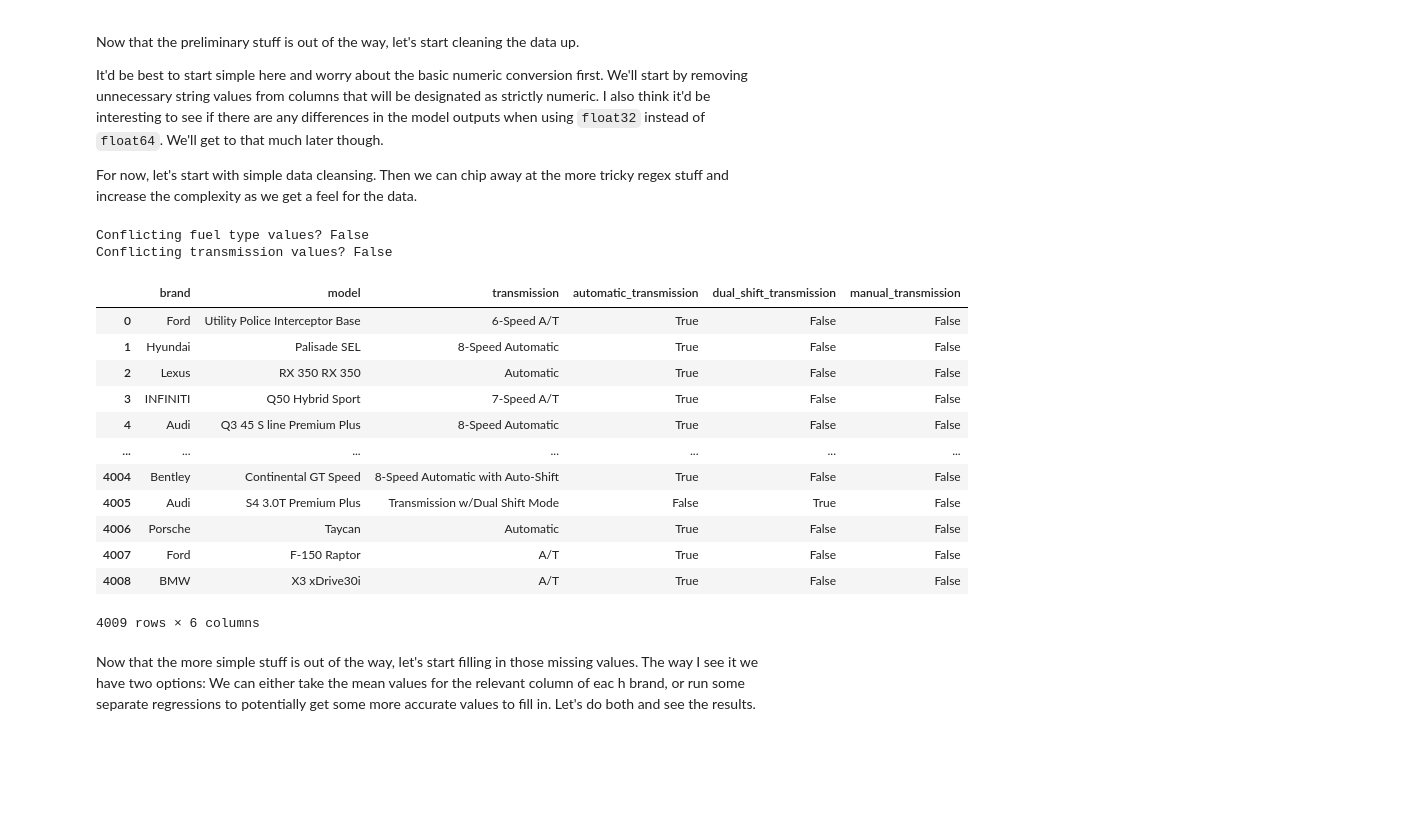
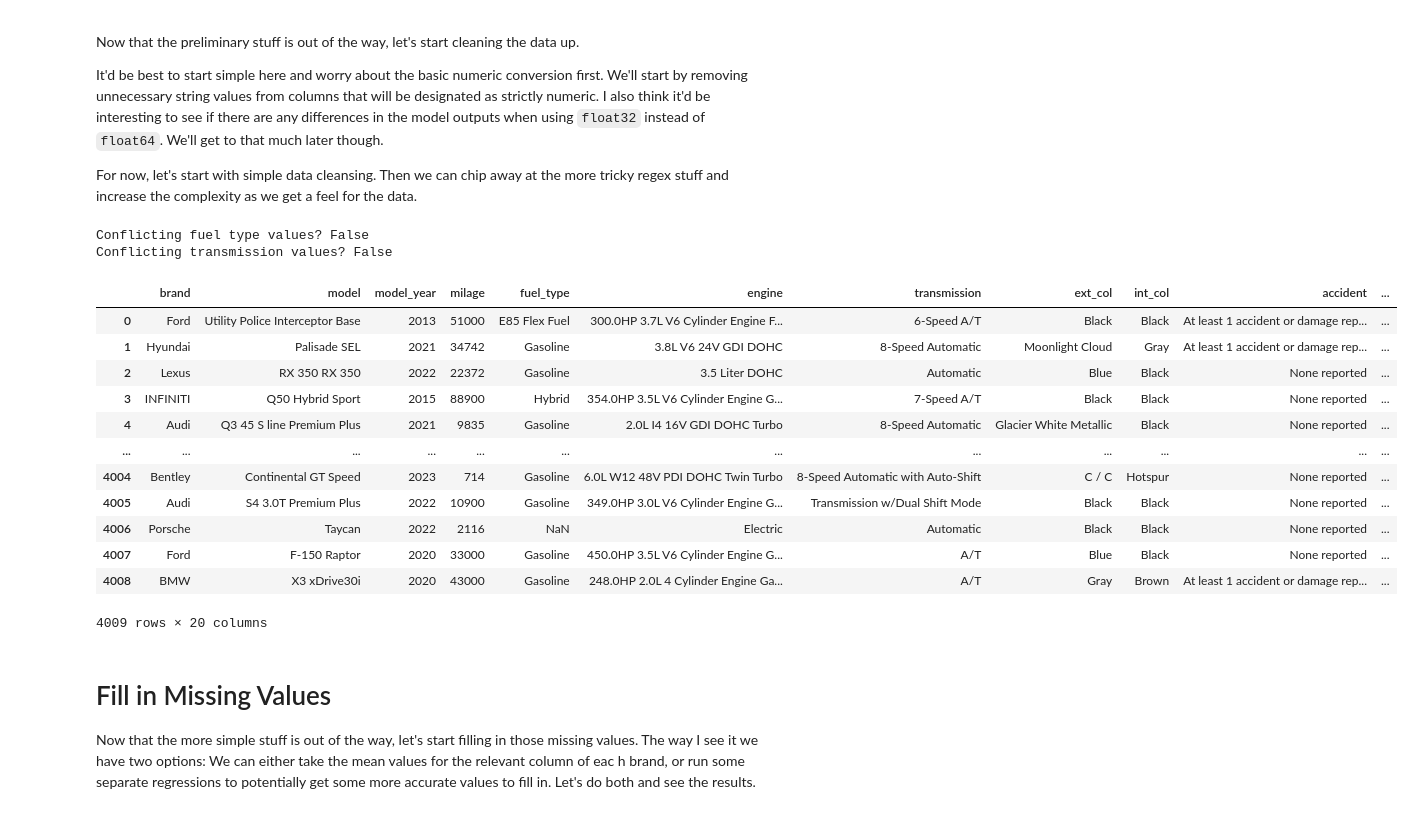
Before and after one commit to crdcamp/lin-reg-practice, a Jupyter notebook: 1_used_car_price_prediction.ipynb, the cells around one changed output. Saved outputs shown, nothing was run; the diff lists cells and outputs as text; code cells hidden in the pictures; blank space fills up the shorter version.

```diff
--- a/1_used_car_price_prediction.ipynb
+++ b/1_used_car_price_prediction.ipynb
@@ -98,52 +98,49 @@ cars["liters"] = cars["engine"].str.extract(r'([\d.]+)L', expand=False)
 
 # `fuel_type` column split
 cars["gas_diesel_other"] = (
     cars["fuel_type"].str.contains("gasoline", case=False, na=False) |
     cars["fuel_type"].str.contains("diesel", case=False, na=False) |
     cars["fuel_type"].str.contains("fuel", case=False, na=False)
 )
 cars["hybrid"] = cars["fuel_type"].str.contains("hybrid", case=False, na=False)
 cars["electric"] = cars["fuel_type"].isna()
 
 print(f"Conflicting fuel type values? {(cars[['gas_diesel_other', 'hybrid', 'electric']].sum(axis=1) > 1).any()}")
 
 
 # `transmission` column split
 cars["automatic_transmission"] = (
     cars["transmission"].str.contains("A/T", case=False) |
     cars["transmission"].str.contains("automatic", case=False)
 )
 cars['dual_shift_transmission'] = cars['transmission'].str.contains("dual", case=False)
 cars["manual_transmission"] = cars['transmission'].str.contains("manual", case=False)
 cars.loc[cars['dual_shift_transmission'], ['automatic_transmission', 'manual_transmission']] = False
 cars.loc[cars['manual_transmission'], ['automatic_transmission', 'dual_shift_transmission']] = False
-# IF FALSE COUNT = 3 DELETE THE ROW
 
 print(f"Conflicting transmission values? {(cars[['automatic_transmission', 'manual_transmission', "dual_shift_transmission"]].sum(axis=1) > 1).any()}")
 
 
-# Accident Column: Replace with numerical values or True/False
+# `accident` column split
 
-# NOW WE NEED TO FILL IN MISSING HORSEPOWER AND LITER VALUES
-# We can do this by taking the mean of each value for their given car brand. I think that'd be a pretty smart approach!
-# We'll first have to do some investigating on the data before concluding that this is a solid approach
-
-cars[["brand", "model", "transmission", "automatic_transmission", "dual_shift_transmission", "manual_transmission"]]
+cars
 # %% [output]
 Conflicting fuel type values? False
 Conflicting transmission values? False
-|  | brand | model | transmission | automatic_transmission | dual_shift_transmission | manual_transmission |
-| 0 | Ford | Utility Police Interceptor Base | 6-Speed A/T | True | False | False |
-| 1 | Hyundai | Palisade SEL | 8-Speed Automatic | True | False | False |
-| 2 | Lexus | RX 350 RX 350 | Automatic | True | False | False |
-| 3 | INFINITI | Q50 Hybrid Sport | 7-Speed A/T | True | False | False |
-| 4 | Audi | Q3 45 S line Premium Plus | 8-Speed Automatic | True | False | False |
-| ... | ... | ... | ... | ... | ... | ... |
-| 4004 | Bentley | Continental GT Speed | 8-Speed Automatic with Auto-Shift | True | False | False |
-| 4005 | Audi | S4 3.0T Premium Plus | Transmission w/Dual Shift Mode | False | True | False |
-| 4006 | Porsche | Taycan | Automatic | True | False | False |
-| 4007 | Ford | F-150 Raptor | A/T | True | False | False |
-| 4008 | BMW | X3 xDrive30i | A/T | True | False | False |
+|  | brand | model | model_year | milage | fuel_type | engine | transmission | ext_col | int_col | accident | ... |
+| 0 | Ford | Utility Police Interceptor Base | 2013 | 51000 | E85 Flex Fuel | 300.0HP 3.7L V6 Cylinder Engine F... | 6-Speed A/T | Black | Black | At least 1 accident or damage rep... | ... |
+| 1 | Hyundai | Palisade SEL | 2021 | 34742 | Gasoline | 3.8L V6 24V GDI DOHC | 8-Speed Automatic | Moonlight Cloud | Gray | At least 1 accident or damage rep... | ... |
+| 2 | Lexus | RX 350 RX 350 | 2022 | 22372 | Gasoline | 3.5 Liter DOHC | Automatic | Blue | Black | None reported | ... |
+| 3 | INFINITI | Q50 Hybrid Sport | 2015 | 88900 | Hybrid | 354.0HP 3.5L V6 Cylinder Engine G... | 7-Speed A/T | Black | Black | None reported | ... |
+| 4 | Audi | Q3 45 S line Premium Plus | 2021 | 9835 | Gasoline | 2.0L I4 16V GDI DOHC Turbo | 8-Speed Automatic | Glacier White Metallic | Black | None reported | ... |
+| ... | ... | ... | ... | ... | ... | ... | ... | ... | ... | ... | ... |
+| 4004 | Bentley | Continental GT Speed | 2023 | 714 | Gasoline | 6.0L W12 48V PDI DOHC Twin Turbo | 8-Speed Automatic with Auto-Shift | C / C | Hotspur | None reported | ... |
+| 4005 | Audi | S4 3.0T Premium Plus | 2022 | 10900 | Gasoline | 349.0HP 3.0L V6 Cylinder Engine G... | Transmission w/Dual Shift Mode | Black | Black | None reported | ... |
+| 4006 | Porsche | Taycan | 2022 | 2116 | NaN | Electric | Automatic | Black | Black | None reported | ... |
+| 4007 | Ford | F-150 Raptor | 2020 | 33000 | Gasoline | 450.0HP 3.5L V6 Cylinder Engine G... | A/T | Blue | Black | None reported | ... |
+| 4008 | BMW | X3 xDrive30i | 2020 | 43000 | Gasoline | 248.0HP 2.0L 4 Cylinder Engine Ga... | A/T | Gray | Brown | At least 1 accident or damage rep... | ... |
-4009 rows × 6 columns
+4009 rows × 20 columns
 # %% [markdown]
+# Fill in Missing Values
+
 Now that the more simple stuff is out of the way, let's start filling in those missing values. The way I see it we have two options: We can either take the mean values for the relevant column of eac h brand, or run some separate regressions to potentially get some more accurate values to fill in. Let's do both and see the results.
```
Also changed, not shown: parts of 1 cell of this notebook.
